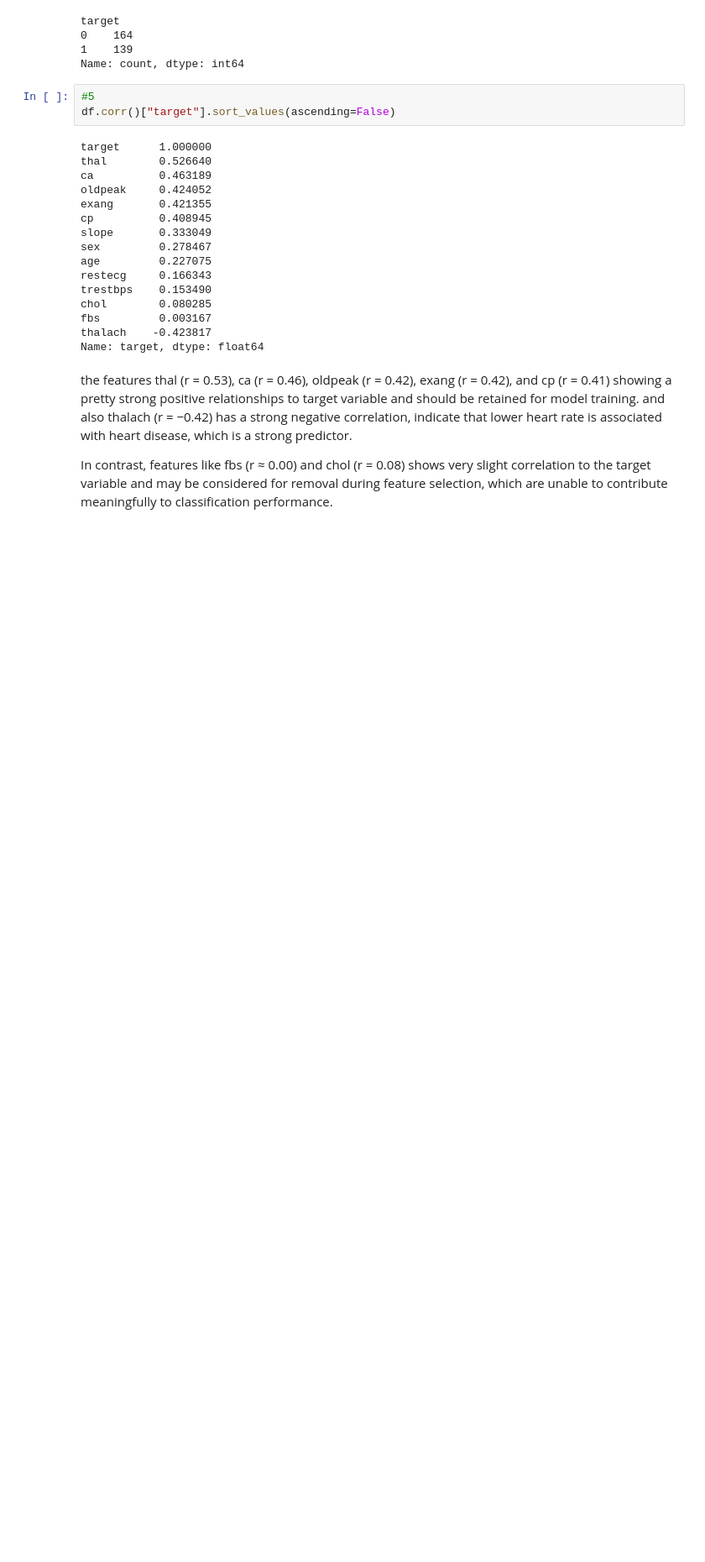
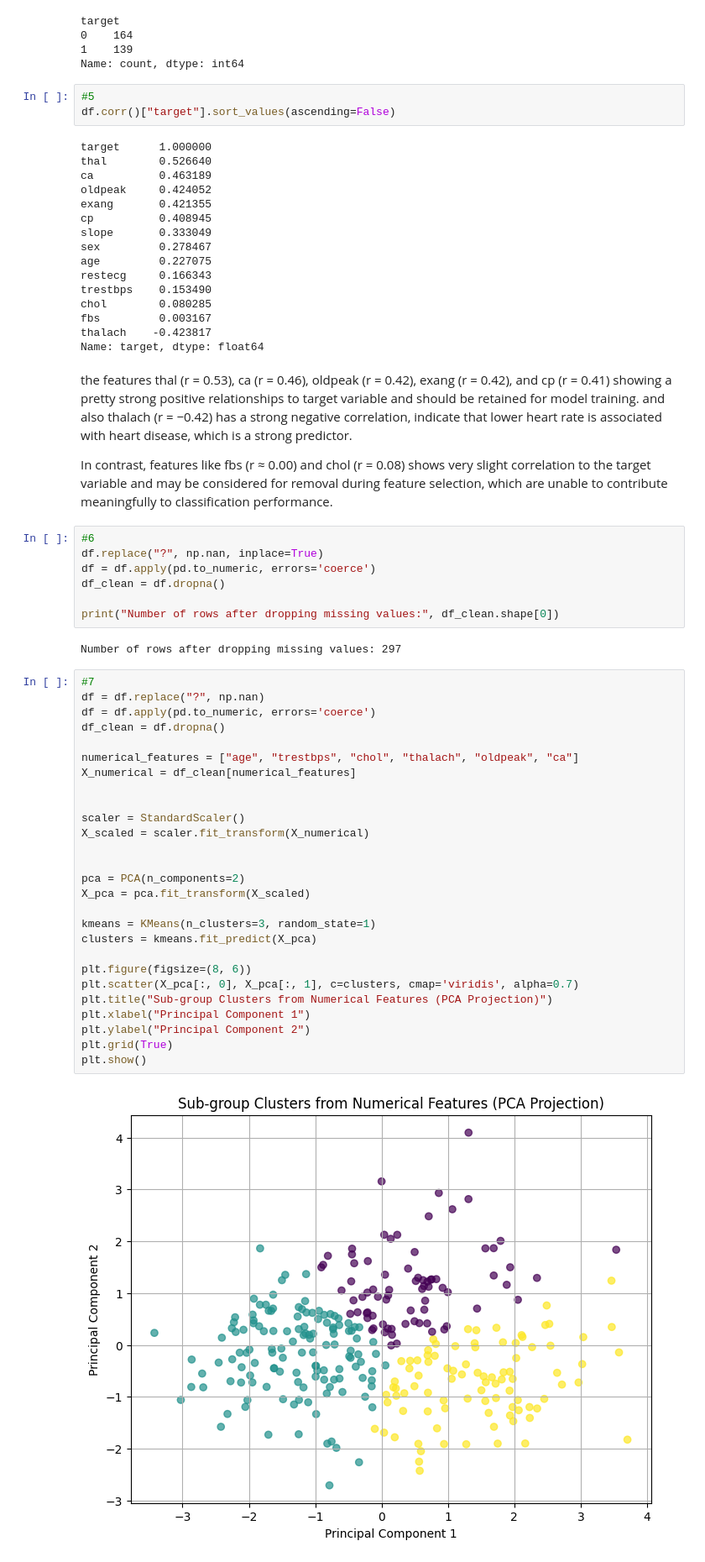
Before and after one commit to zaynhu/Assignment_6_3DA, a Jupyter notebook: A6.ipynb, the cells around one changed output. Shown at 84% size. Saved outputs shown, nothing was run; the diff lists cells and outputs as text; blank space fills up the shorter version.

```diff
--- a/A6.ipynb
+++ b/A6.ipynb
@@ -220,3 +220,41 @@ Name: target, dtype: float64
 the features thal (r = 0.53), ca (r = 0.46), oldpeak (r = 0.42), exang (r = 0.42), and cp (r = 0.41) showing a pretty strong positive relationships to target variable and should be retained for model training. and also thalach (r = −0.42) has a strong negative correlation, indicate that lower heart rate is associated with heart disease, which is a strong predictor.
 
 In contrast, features like fbs (r ≈ 0.00) and chol (r = 0.08) shows very slight correlation to the target variable and may be considered for removal during feature selection, which are unable to contribute meaningfully to classification performance.
+# %%
+#6
+df.replace("?", np.nan, inplace=True)
+df = df.apply(pd.to_numeric, errors='coerce')
+df_clean = df.dropna()
+
+print("Number of rows after dropping missing values:", df_clean.shape[0])
+# %% [output]
+Number of rows after dropping missing values: 297
+# %%
+#7
+df = df.replace("?", np.nan)
+df = df.apply(pd.to_numeric, errors='coerce')
+df_clean = df.dropna()
+
+numerical_features = ["age", "trestbps", "chol", "thalach", "oldpeak", "ca"]
+X_numerical = df_clean[numerical_features]
+
+
+scaler = StandardScaler()
+X_scaled = scaler.fit_transform(X_numerical)
+
+
+pca = PCA(n_components=2)
+X_pca = pca.fit_transform(X_scaled)
+
+kmeans = KMeans(n_clusters=3, random_state=1)
+clusters = kmeans.fit_predict(X_pca)
+
+plt.figure(figsize=(8, 6))
+plt.scatter(X_pca[:, 0], X_pca[:, 1], c=clusters, cmap='viridis', alpha=0.7)
+plt.title("Sub-group Clusters from Numerical Features (PCA Projection)")
+plt.xlabel("Principal Component 1")
+plt.ylabel("Principal Component 2")
+plt.grid(True)
+plt.show()
+# %% [output]
+[figure, added]
```
Also changed, not shown: parts of 4 cells of this notebook.
